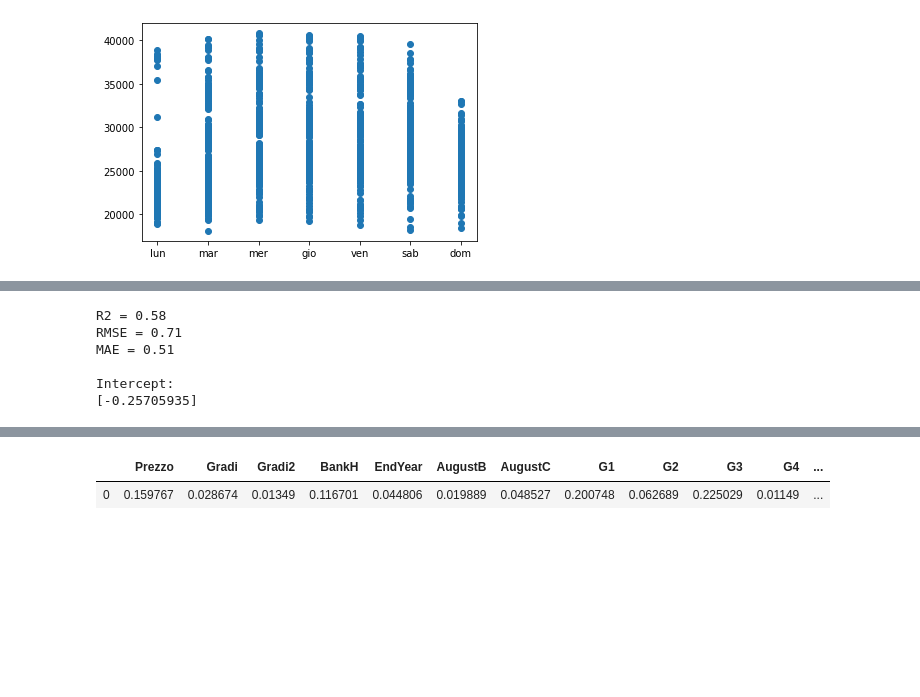
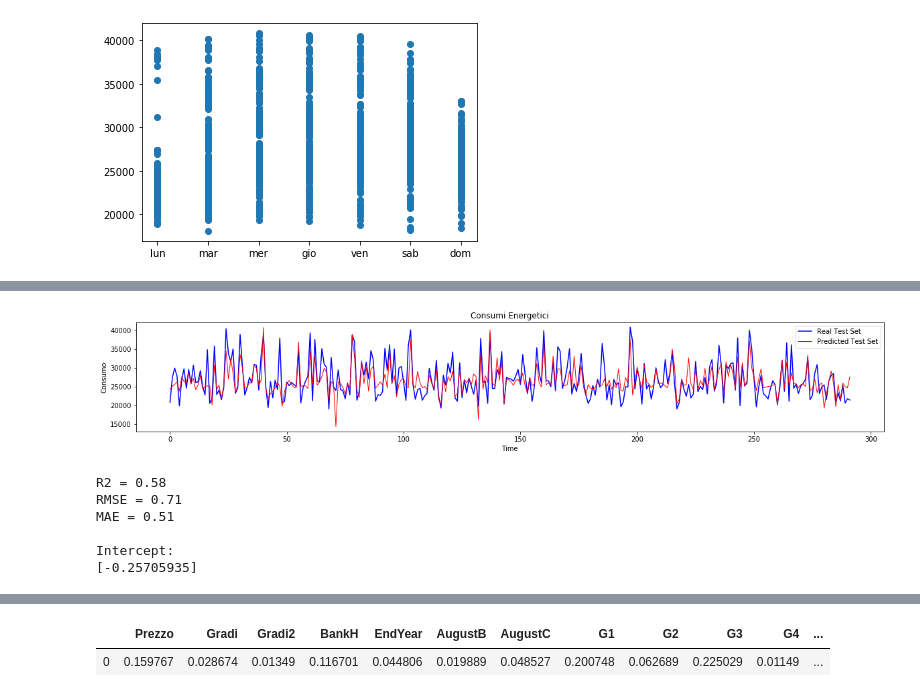
Before and after one commit to alessandropontini/Progetto_DSLAB, a Jupyter notebook: ste_reg_8_12_20/ita_8.ipynb, the cells around one changed output, grey strips where cells are left out. Drawn from its saved outputs; the diff is of its cells as text; code cells hidden in the pictures; blank space fills up the shorter version.

```diff
--- a/ste_reg_8_12_20/ita_8.ipynb
+++ b/ste_reg_8_12_20/ita_8.ipynb
@@ -187,11 +216,13 @@ Intercept:
 # %%
 #Kernel Polinomiale
 reg = SVR(kernel='poly')
 reg.fit(X_train,y_train.ravel())
 R2,RMSE,MAE = metrics(X_test,y_test,reg)
 
+plot_result(X_train,X_test,y_train,y_test,reg,scaler_y,True)
 print_result(R2,RMSE,MAE,reg)
 # %% [output]
+[figure, added]
 R2 = 0.58
 RMSE = 0.71
 MAE = 0.51
```
Also changed, not shown: parts of 8 cells of this notebook, 2 other files.
